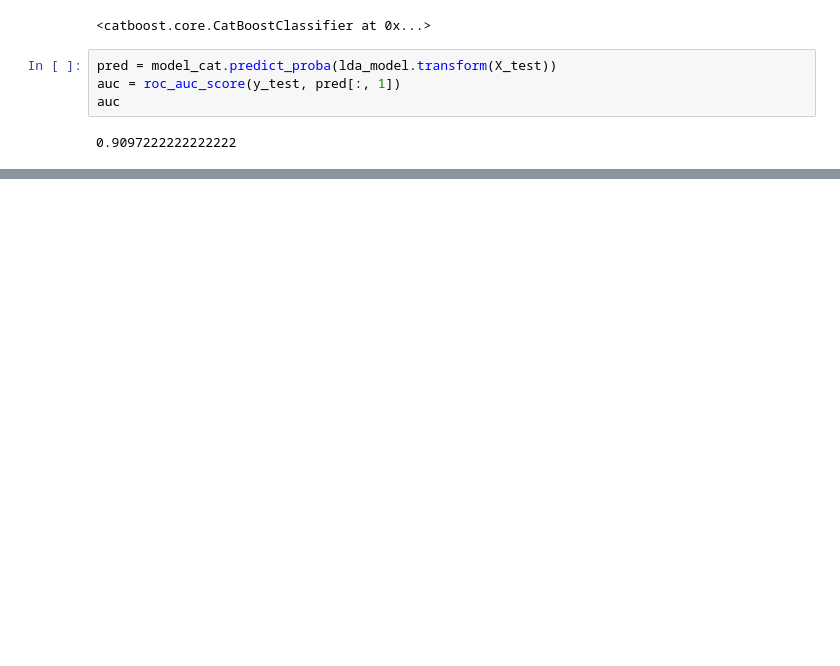
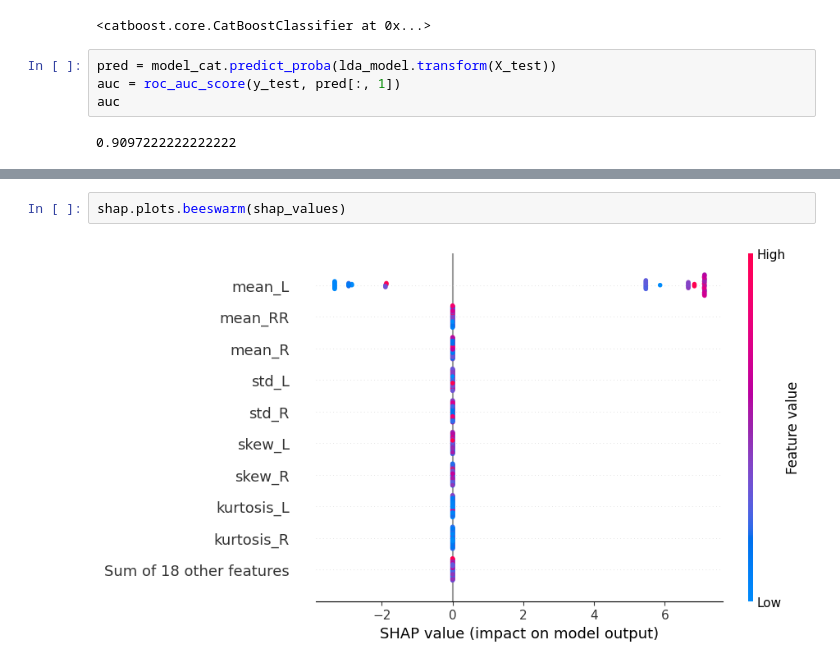
Before and after one commit to ongadut/DS_team2, a Jupyter notebook: Final_Project-Hristijan.ipynb, the cells around one changed output, grey strips where cells are left out. Saved outputs shown, nothing was run; the diff lists cells and outputs as text; blank space fills up the shorter version.

```diff
--- a/Final_Project-Hristijan.ipynb
+++ b/Final_Project-Hristijan.ipynb
@@ -403,0 +446,4 @@ auc
+# %%
+shap.plots.beeswarm(shap_values)
+# %% [output]
+[figure, added]
```
Also changed, not shown: parts of 15 cells of this notebook.
